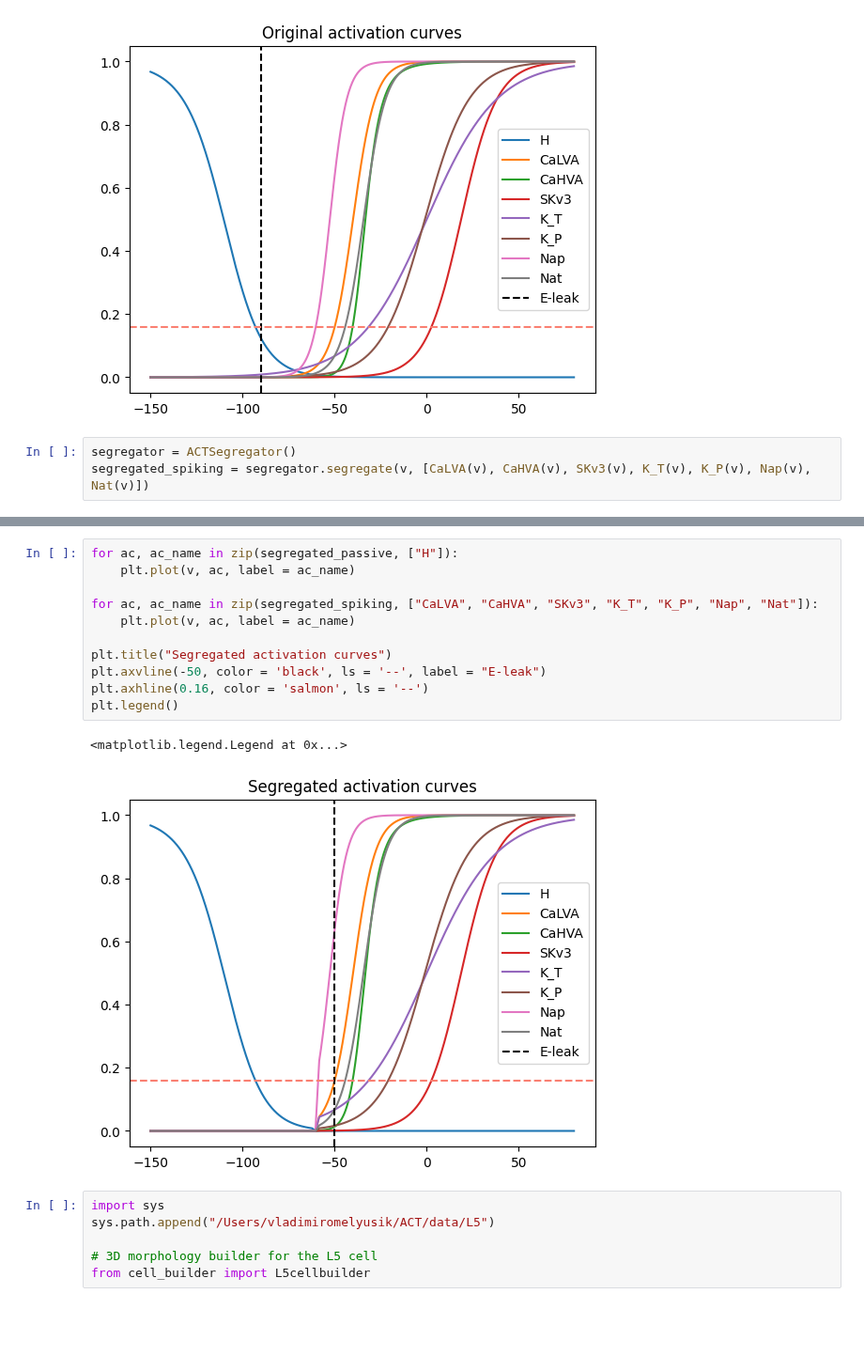
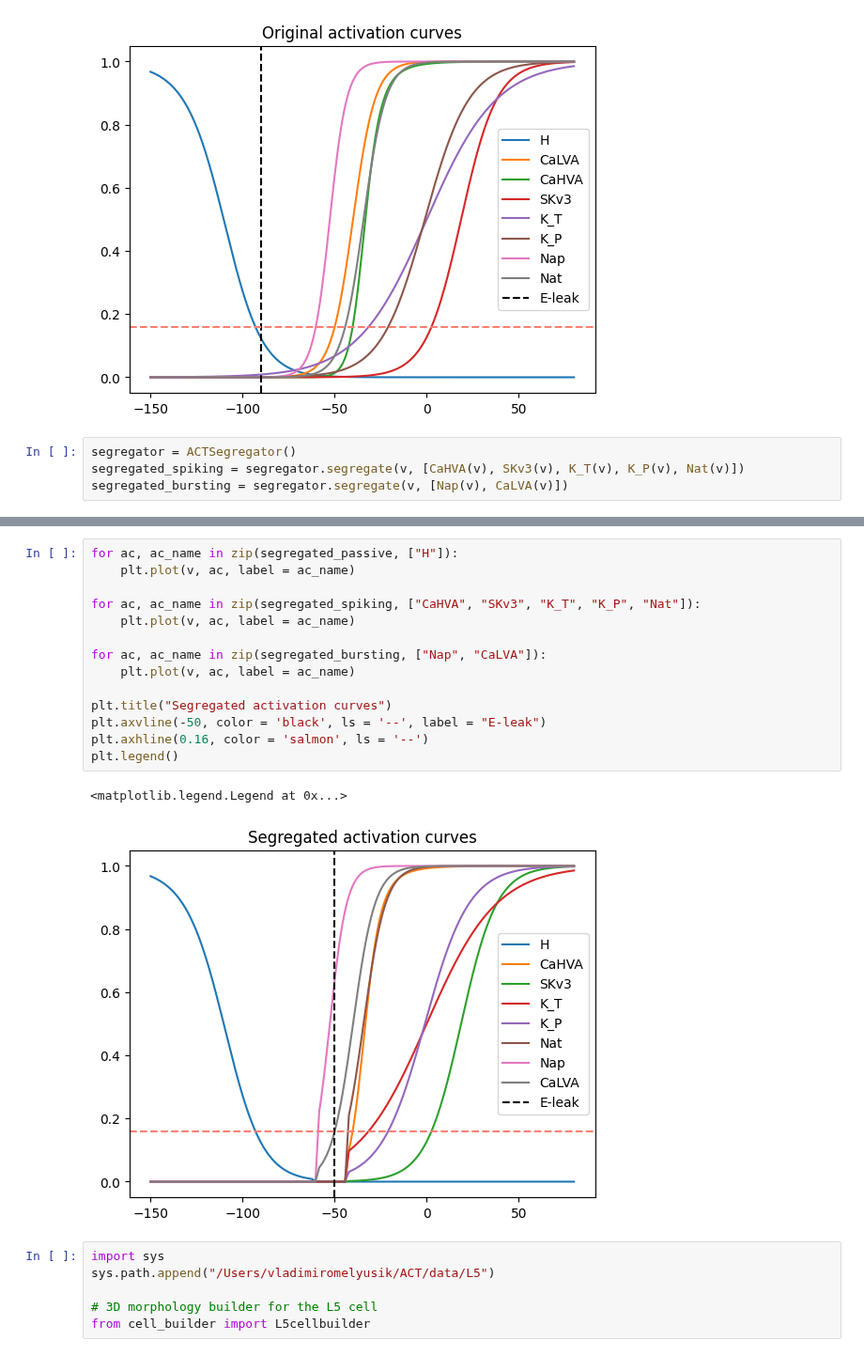
Before and after one commit to V-Marco/ACT, a Jupyter notebook: segregation.ipynb, the cells around one changed output, grey strips where cells are left out. Shown at 94% size. Drawn from its saved outputs; the diff is of its cells as text; blank space fills up the shorter version.

```diff
--- a/segregation.ipynb
+++ b/segregation.ipynb
@@ -381,7 +382,8 @@ plt.legend()
 [figure]
 # %%
 segregator = ACTSegregator()
-segregated_spiking = segregator.segregate(v, [CaLVA(v), CaHVA(v), SKv3(v), K_T(v), K_P(v), Nap(v), Nat(v)])
+segregated_spiking = segregator.segregate(v, [CaHVA(v), SKv3(v), K_T(v), K_P(v), Nat(v)])
+segregated_bursting = segregator.segregate(v, [Nap(v), CaLVA(v)])
 # %% [output]
 Update the modfiles with the following:
 ----------
@@ -418,17 +419,20 @@ Activation curve 0:
 # %%
 for ac, ac_name in zip(segregated_passive, ["H"]):
     plt.plot(v, ac, label = ac_name)
 
-for ac, ac_name in zip(segregated_spiking, ["CaLVA", "CaHVA", "SKv3", "K_T", "K_P", "Nap", "Nat"]):
+for ac, ac_name in zip(segregated_spiking, ["CaHVA", "SKv3", "K_T", "K_P", "Nat"]):
+    plt.plot(v, ac, label = ac_name)
+
+for ac, ac_name in zip(segregated_bursting, ["Nap", "CaLVA"]):
     plt.plot(v, ac, label = ac_name)
 
 plt.title("Segregated activation curves")
 plt.axvline(-50, color = 'black', ls = '--', label = "E-leak")
 plt.axhline(0.16, color = 'salmon', ls = '--')
 plt.legend()
 # %% [output]
 <matplotlib.legend.Legend at 0x...>
-[figure, old version]
+[figure, new version]
 # %%
 import sys
 sys.path.append("/Users/vladimiromelyusik/ACT/data/L5")
```
Also changed, not shown: parts of 8 cells of this notebook, 6 other files.
